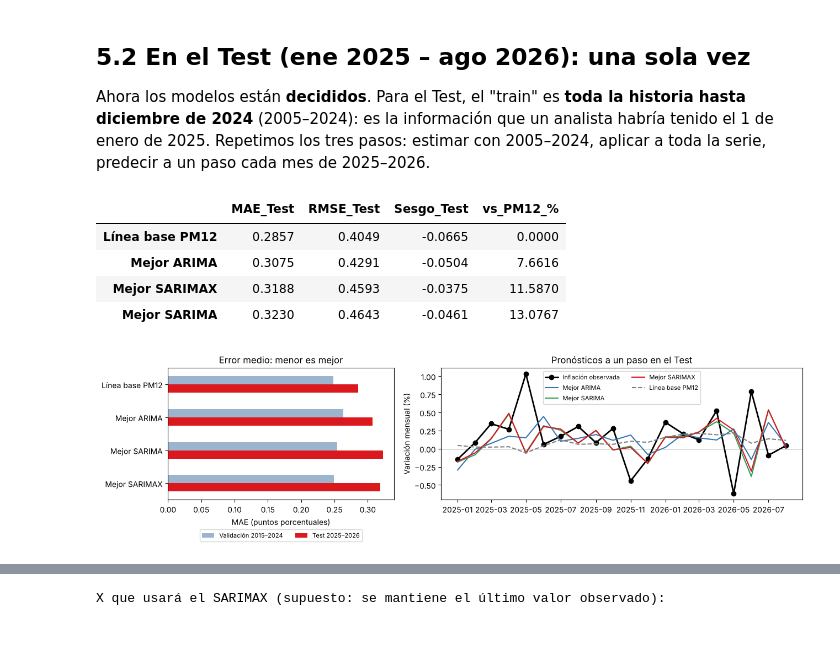
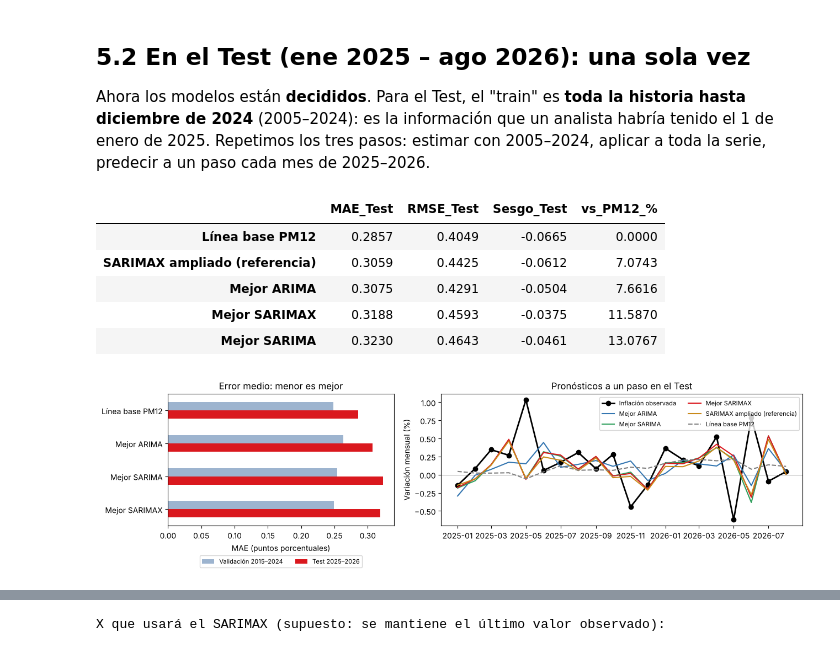
Before and after one commit to jonarosero/modulo5_econometria_forecasting_ia, a Jupyter notebook: notebooks/03_Dia3_ARIMA_SARIMA.ipynb, the cells around one changed output, grey strips where cells are left out. Drawn from its saved outputs; the diff is of its cells as text; code cells hidden in the pictures.

```diff
--- a/notebooks/03_Dia3_ARIMA_SARIMA.ipynb
+++ b/notebooks/03_Dia3_ARIMA_SARIMA.ipynb
@@ -703,0 +715,34 @@ El Día 1 vimos que abril de 2024 tuvo un residuo grande por el aumento del IVA
+# %%
+X_extra = pd.DataFrame({
+    'riesgo_anual_l1':  series['riesgo_pais_pb'].diff(12).div(100).shift(1),        # cambio en 12 meses, en cientos de pb
+    'salario_anual_l1': series['salario_real_indice'].pct_change(12).mul(100).shift(1),
+    'balanza_l1':       series['balanza_comercial_musd'].div(1000).shift(1),          # miles de millones de USD
+}).loc[y.index]
+X_todas = X_todas.join(X_extra)          # desde aquí X_todas tiene las 6 variables
+print('Faltantes:', X_extra.isna().sum().to_dict())
+
+pruebas_x = [
+    ['riesgo_anual_l1'], ['salario_anual_l1'], ['balanza_l1'],
+    COLUMNAS_X_MEJOR + ['riesgo_anual_l1'],
+    COLUMNAS_X_MEJOR + ['salario_anual_l1'],
+    COLUMNAS_X_MEJOR + ['balanza_l1'],
+    ['m2_anual_l1', 'salario_anual_l1'],
+    list(X_todas.columns),                    # las seis juntas
+]
+filas_extra = []
+for columnas in pruebas_x:
+    nombre = 'SARIMAX + ' + ' + '.join(columnas)
+    COLUMNAS_SARIMAX[nombre] = columnas
+    filas_extra.append(evaluar(nombre, ORDEN_MEJOR_ARIMA, ORDEN_ESTACIONAL_MEJOR,
+                               exog=X_todas[columnas], ajustador=ajustar_sarimax))
+
+# Tabla conjunta: las combinaciones de 4.5, las nuevas, el mejor SARIMA sin X y el PM12, ordenadas por MAE
+experimento = pd.concat([resultados_sarimax, tabla(filas_extra)])
+experimento.loc['Mejor SARIMA (sin X)'] = resultados_sarima.loc[mejor_sarima_nombre]
+experimento.loc['Línea base PM12', ['MAE_val', 'vs_PM12_%']] = [MAE_PM12, 0.0]
+experimento = experimento.sort_values('MAE_val')
+nuevas = experimento.loc[[f['modelo'] for f in filas_extra]].sort_values('MAE_val')
+mejor_ampliado = nuevas[nuevas['convergio'] == True].index[0]
+COLUMNAS_AMPLIADO = COLUMNAS_SARIMAX[mejor_ampliado]
+print('Mejor combinación nueva:', mejor_ampliado)
+experimento[['MAE_val', 'vs_PM12_%', 'LjungBox_p12', 'convergio']].round(4)
@@ -762,6 +879,7 @@ pred_test = pd.DataFrame({
     'Mejor ARIMA': pronostico_test(ORDEN_MEJOR_ARIMA, (0, 0, 0, 0)),
     'Mejor SARIMA': pronostico_test(ORDEN_MEJOR_ARIMA, ORDEN_ESTACIONAL_MEJOR),
     'Mejor SARIMAX': pronostico_test(ORDEN_MEJOR_ARIMA, ORDEN_ESTACIONAL_MEJOR, COLUMNAS_X_MEJOR),
+    'SARIMAX ampliado (referencia)': pronostico_test(ORDEN_MEJOR_ARIMA, ORDEN_ESTACIONAL_MEJOR, COLUMNAS_AMPLIADO),
     'Línea base PM12': pm12.loc[INICIO_TEST:FIN_TEST],
 })
 errores_test = pred_test.rsub(y_test, axis=0)          # real − pronóstico, para cada modelo
@@ -776,35 +894,36 @@ comparacion_test.sort_values('MAE_Test').round(4)
 # %% [output]
 |  | MAE_Test | RMSE_Test | Sesgo_Test | vs_PM12_% |
 | Línea base PM12 | 0.2857 | 0.4049 | -0.0665 | 0.0000 |
+| SARIMAX ampliado (referencia) | 0.3059 | 0.4425 | -0.0612 | 7.0743 |
 | Mejor ARIMA | 0.3075 | 0.4291 | -0.0504 | 7.6616 |
 | Mejor SARIMAX | 0.3188 | 0.4593 | -0.0375 | 11.5870 |
 | Mejor SARIMA | 0.3230 | 0.4643 | -0.0461 | 13.0767 |
 # %%
-colores = {'Mejor ARIMA': '#3476B1', 'Mejor SARIMA': '#2E9E5B', 'Mejor SARIMAX': '#DA181E', 'Línea base PM12': 'gray'}
+colores = {'Mejor ARIMA': '#3476B1', 'Mejor SARIMA': '#2E9E5B', 'Mejor SARIMAX': '#DA181E', 'SARIMAX ampliado (referencia)': '#C98A1A', 'Línea base PM12': 'gray'}
 fig, axes = plt.subplots(1, 2, figsize=(13, 3.8), gridspec_kw={'width_ratios': [1, 1.6]})
 
 # Izquierda: MAE en validación y en Test, lado a lado
 orden_barras = ['Línea base PM12', 'Mejor ARIMA', 'Mejor SARIMA', 'Mejor SARIMAX']
 mae = pd.DataFrame({'Validación 2015–2024': comparacion_val['MAE_val'],
                     'Test 2025–2026': comparacion_test['MAE_Test']}).loc[orden_barras]
 mae.plot.barh(ax=axes[0], color=['#9DB4CF', '#DA181E'])
 axes[0].invert_yaxis()
 axes[0].set_xlabel('MAE (puntos porcentuales)')
 axes[0].set_title('Error medio: menor es mejor')
 axes[0].legend(loc='upper center', bbox_to_anchor=(0.5, -0.2), ncol=2, fontsize=8)
 
 # Derecha: pronósticos a un paso en el Test
 axes[1].plot(y_test, color='black', marker='o', linewidth=2, label='Inflación observada')
 for nombre, serie_pred in pred_test.items():
     axes[1].plot(serie_pred, color=colores[nombre], linestyle='--' if 'PM12' in nombre else '-', label=nombre)
 axes[1].axhline(0, color='gray', linewidth=0.6)
 axes[1].set_ylabel('Variación mensual (%)')
 axes[1].set_title('Pronósticos a un paso en el Test')
 axes[1].legend(fontsize=8, ncol=2)
 plt.tight_layout()
 plt.show()
 # %% [output]
-[figure, old version]
+[figure, new version]
 # %% [markdown]
 ## 5.3 Lectura: ¿valió la pena subir la escalera?
 
```
Also changed, not shown: parts of 9 cells of this notebook, 3 other files.
